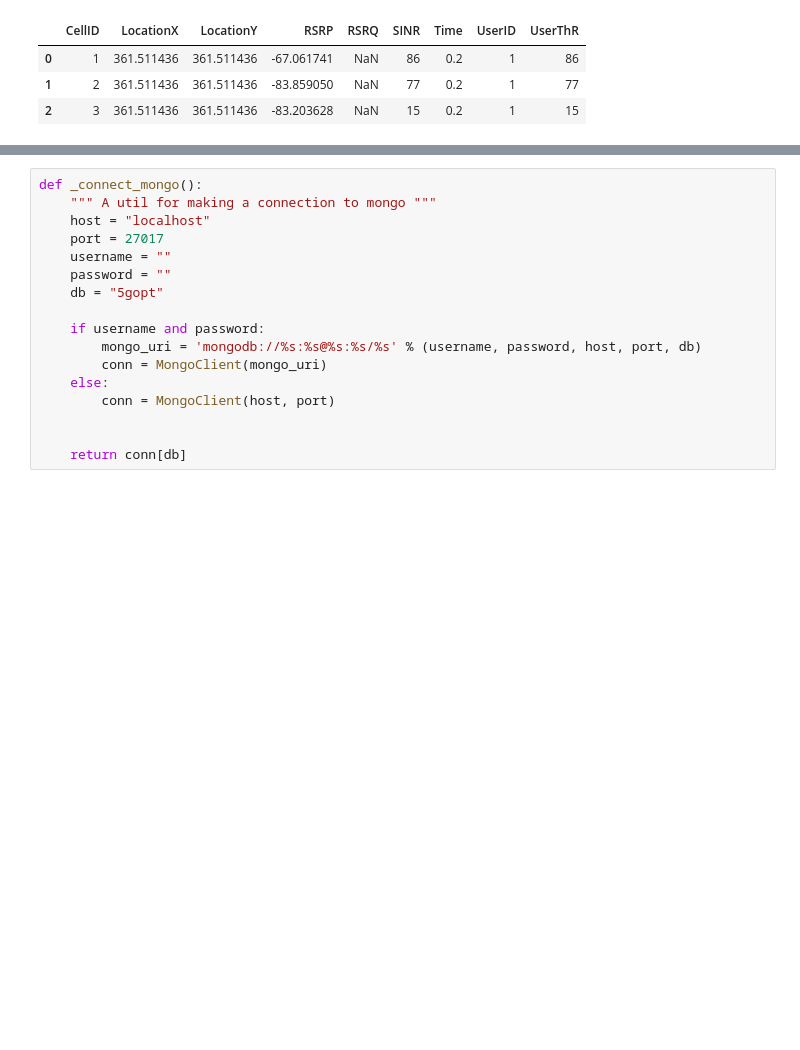
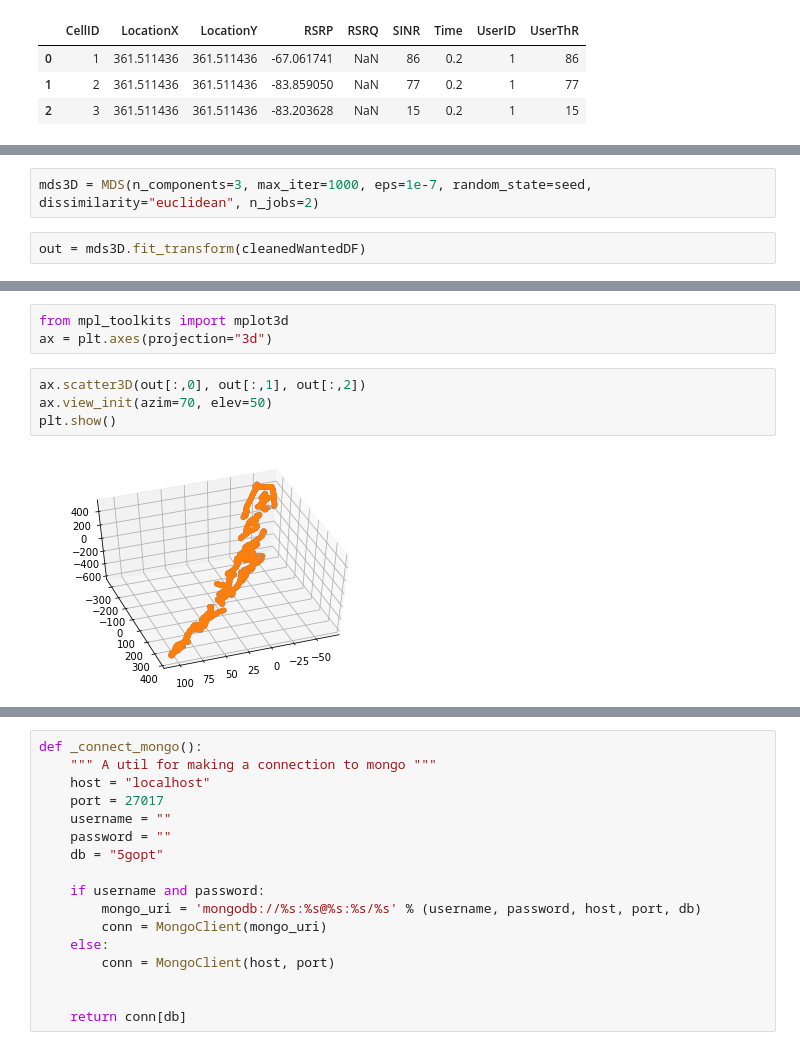
Before and after one commit to Tupevarj/telecommunication, a Jupyter notebook: scriptTest.ipynb, the cells around one changed output, grey strips where cells are left out. Cells and saved outputs as stored; diff of their text form; blank space fills up the shorter version.

```diff
--- a/scriptTest.ipynb
+++ b/scriptTest.ipynb
@@ -75,0 +156,4 @@ KeyError: 4
+# %%
+mds3D = MDS(n_components=3, max_iter=1000, eps=1e-7, random_state=seed, dissimilarity="euclidean", n_jobs=2)
+# %%
+out = mds3D.fit_transform(cleanedWantedDF)
@@ -75,0 +166,9 @@ KeyError: 4
+# %%
+from mpl_toolkits import mplot3d
+ax = plt.axes(projection="3d")
+# %%
+ax.scatter3D(out[:,0], out[:,1], out[:,2])
+ax.view_init(azim=70, elev=50)
+plt.show()
+# %% [output]
+[figure, added]
```
Also changed, not shown: parts of 20 cells of this notebook, 3 other files.
